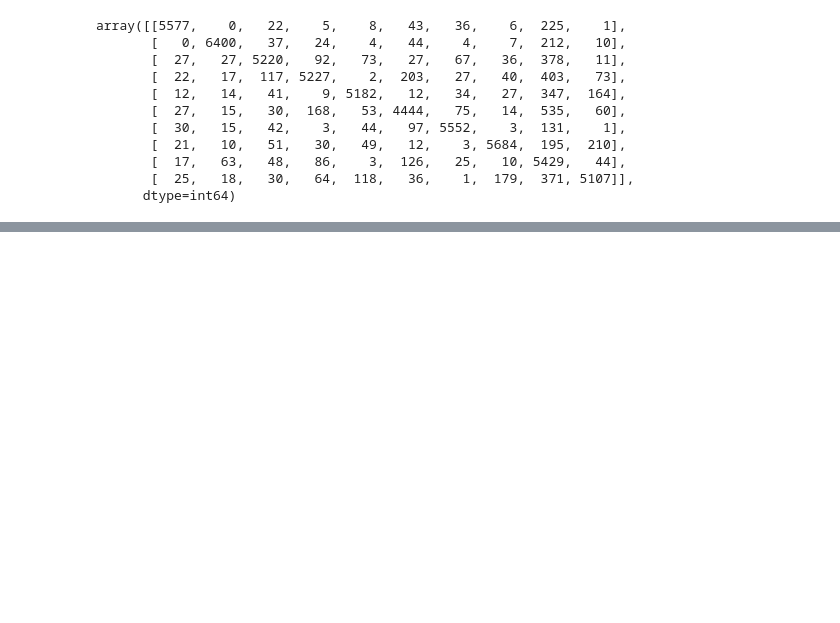
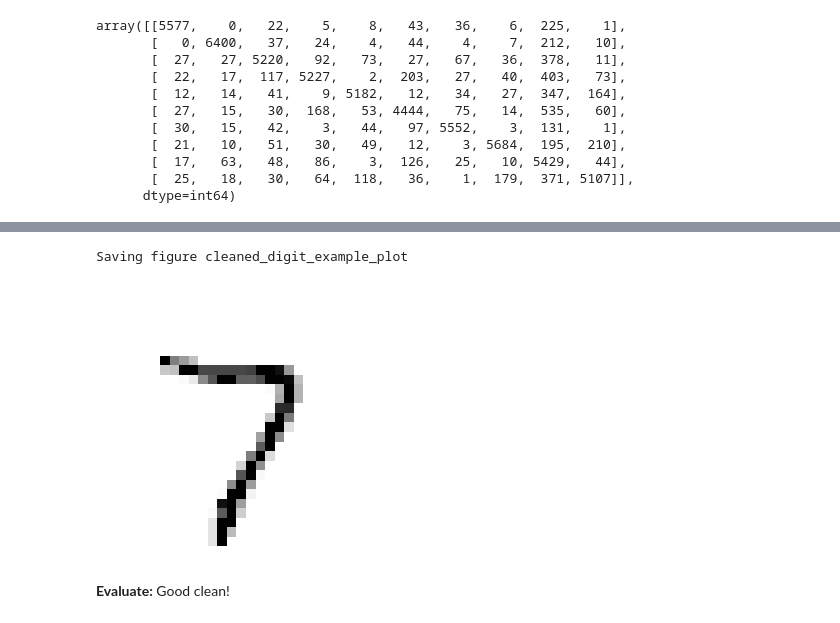
Before and after one commit to minhngt62/handson-ml, a Jupyter notebook: Chapter 3 - MNIST.ipynb, the cells around one changed output, grey strips where cells are left out. Drawn from its saved outputs; the diff is of its cells as text; code cells hidden in the pictures; blank space fills up the shorter version.

```diff
--- a/Chapter 3 - MNIST.ipynb
+++ b/Chapter 3 - MNIST.ipynb
@@ -638,0 +664,11 @@ f1_score(y_multilabel, y_train_knn_pred, average="macro")
+# %%
+# Train KNN clf and make a prediction
+knn_clf.fit(X_train_mod, y_train_mod)
+clean_digit = knn_clf.predict([X_test_mod[some_index]])
+plot_digit(clean_digit)
+save_fig("cleaned_digit_example_plot")
+# %% [output]
+Saving figure cleaned_digit_example_plot
+[figure, added]
+# %% [markdown]
+**Evaluate:** Good clean!
```
Also changed, not shown: parts of 31 cells of this notebook, 2 other files.
